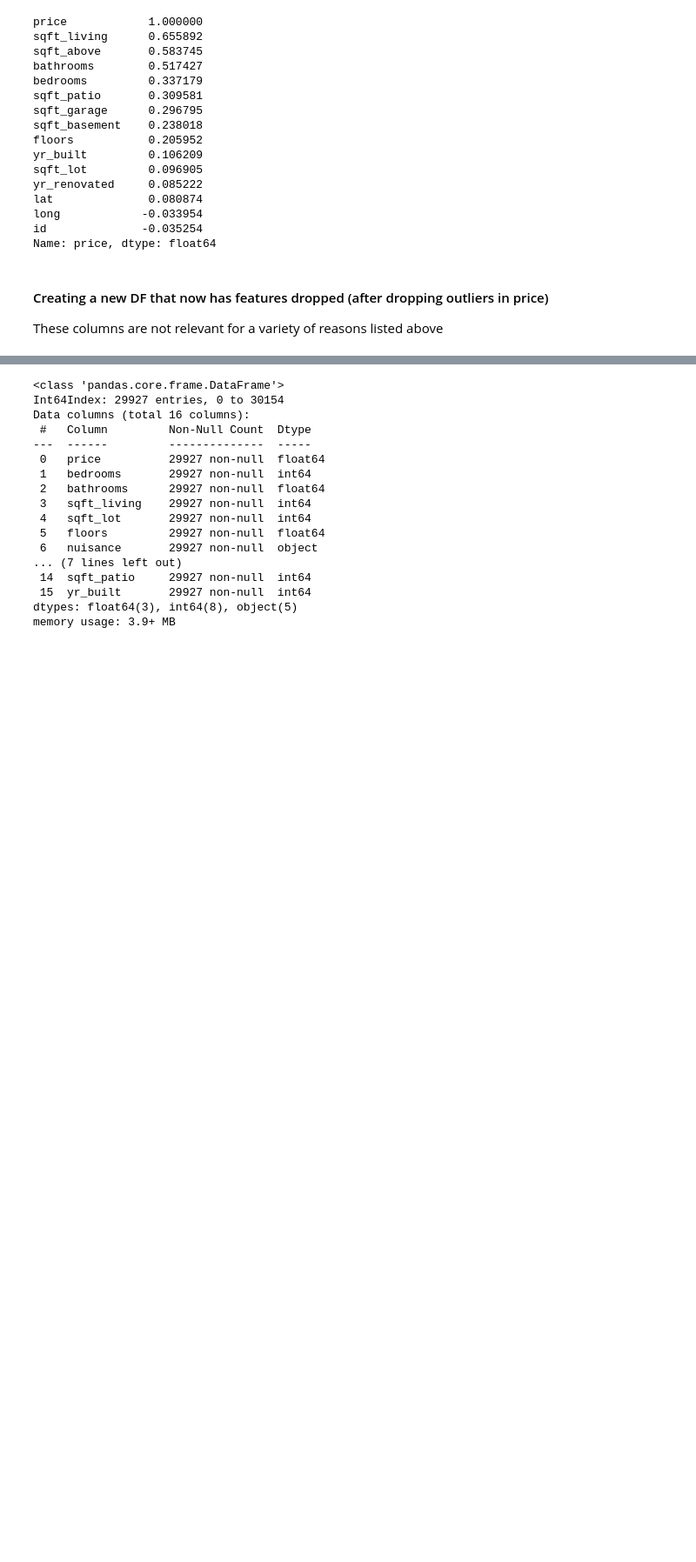
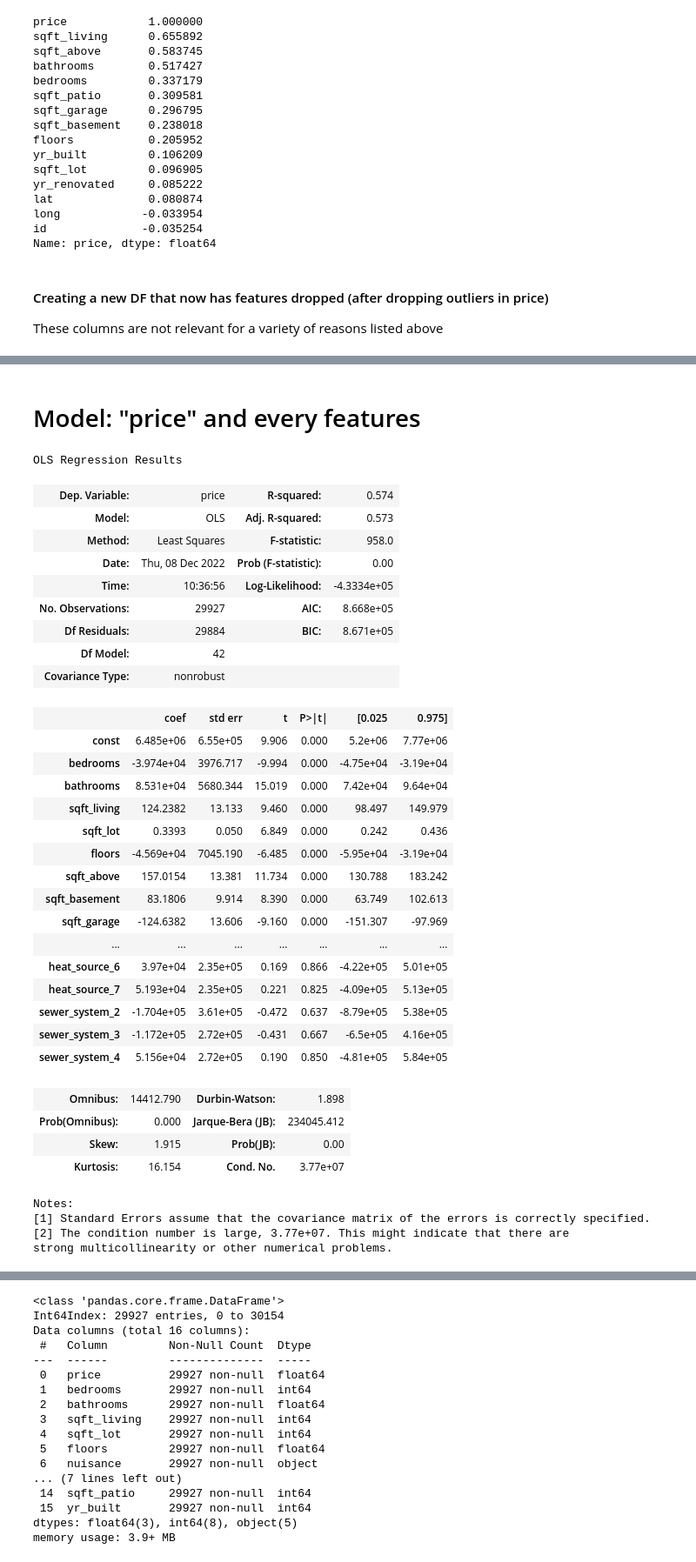
Before and after one commit to mduncan23/King-County-Real-Estate-Analysis, a Jupyter notebook: Jasmine Project Workbook-Copy1.ipynb, the cells around one changed output, grey strips where cells are left out. Shown at 87% size. Drawn from its saved outputs; the diff is of its cells as text; code cells hidden in the pictures; blank space fills up the shorter version.

Commit message:
Adding all catagorical back to model for test

```diff
--- a/Jasmine Project Workbook-Copy1.ipynb
+++ b/Jasmine Project Workbook-Copy1.ipynb
@@ -137,0 +205,3 @@ These columns are not relevant for a variety of reasons listed above
+# %%
+df_dropped_t['heat_source'].replace({"Gas":7, "Electricity":6 , "Oil":5, "Gas/Solar": 4, "Electricity/Solar":3,
+                                    "Other":2, "Oil/Solar":1 }, inplace=True)
@@ -137,0 +261,45 @@ These columns are not relevant for a variety of reasons listed above
+# %% [markdown]
+# Model: "price" and every features
+# %%
+X = df_dum_cond.drop(['price'], axis=1)
+y = df_dum_cond[['price']]
+
+price_all_model = sm.OLS(y, sm.add_constant(X)).fit()
+
+# viewing the baseline model
+price_all_model.summary()
+# %% [output]
+OLS Regression Results
+| Dep. Variable: | price | R-squared: | 0.574 |
+| Model: | OLS | Adj. R-squared: | 0.573 |
+| Method: | Least Squares | F-statistic: | 958.0 |
+| Date: | Thu, 08 Dec 2022 | Prob (F-statistic): | 0.00 |
+| Time: | 10:36:56 | Log-Likelihood: | -4.3334e+05 |
+| No. Observations: | 29927 | AIC: | 8.668e+05 |
+| Df Residuals: | 29884 | BIC: | 8.671e+05 |
+| Df Model: | 42 |  |  |
+| Covariance Type: | nonrobust |  |  |
+|  | coef | std err | t | P>|t| | [0.025 | 0.975] |
+| const | 6.485e+06 | 6.55e+05 | 9.906 | 0.000 | 5.2e+06 | 7.77e+06 |
+| bedrooms | -3.974e+04 | 3976.717 | -9.994 | 0.000 | -4.75e+04 | -3.19e+04 |
+| bathrooms | 8.531e+04 | 5680.344 | 15.019 | 0.000 | 7.42e+04 | 9.64e+04 |
+| sqft_living | 124.2382 | 13.133 | 9.460 | 0.000 | 98.497 | 149.979 |
+| sqft_lot | 0.3393 | 0.050 | 6.849 | 0.000 | 0.242 | 0.436 |
+| floors | -4.569e+04 | 7045.190 | -6.485 | 0.000 | -5.95e+04 | -3.19e+04 |
+| sqft_above | 157.0154 | 13.381 | 11.734 | 0.000 | 130.788 | 183.242 |
+| sqft_basement | 83.1806 | 9.914 | 8.390 | 0.000 | 63.749 | 102.613 |
+| sqft_garage | -124.6382 | 13.606 | -9.160 | 0.000 | -151.307 | -97.969 |
+| ... | ... | ... | ... | ... | ... | ... |
+| heat_source_6 | 3.97e+04 | 2.35e+05 | 0.169 | 0.866 | -4.22e+05 | 5.01e+05 |
+| heat_source_7 | 5.193e+04 | 2.35e+05 | 0.221 | 0.825 | -4.09e+05 | 5.13e+05 |
+| sewer_system_2 | -1.704e+05 | 3.61e+05 | -0.472 | 0.637 | -8.79e+05 | 5.38e+05 |
+| sewer_system_3 | -1.172e+05 | 2.72e+05 | -0.431 | 0.667 | -6.5e+05 | 4.16e+05 |
+| sewer_system_4 | 5.156e+04 | 2.72e+05 | 0.190 | 0.850 | -4.81e+05 | 5.84e+05 |
+| Omnibus: | 14412.790 | Durbin-Watson: | 1.898 |
+| Prob(Omnibus): | 0.000 | Jarque-Bera (JB): | 234045.412 |
+| Skew: | 1.915 | Prob(JB): | 0.00 |
+| Kurtosis: | 16.154 | Cond. No. | 3.77e+07 |
+Notes:
+[1] Standard Errors assume that the covariance matrix of the errors is correctly specified.
+[2] The condition number is large, 3.77e+07. This might indicate that there are
+strong multicollinearity or other numerical problems.
```
Also changed, not shown: parts of 22 cells of this notebook.
